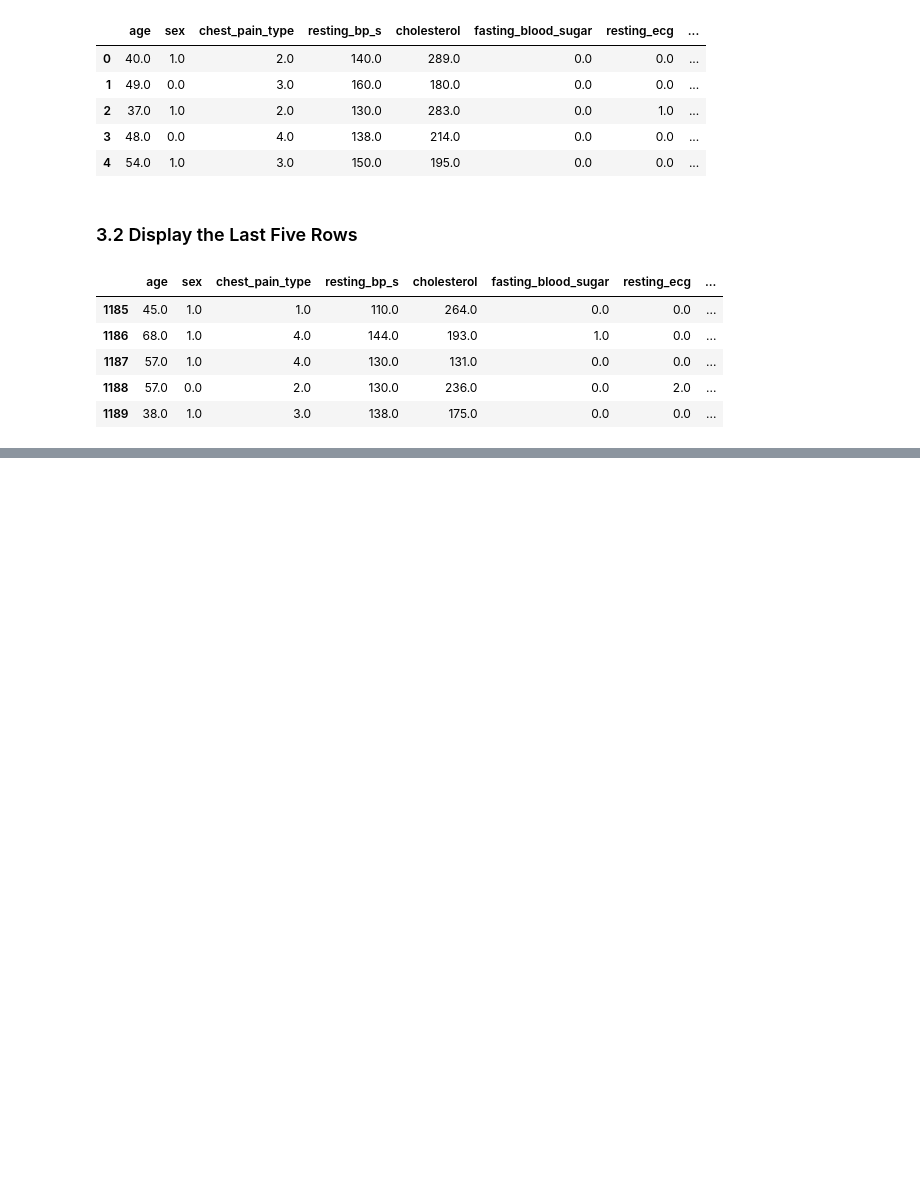
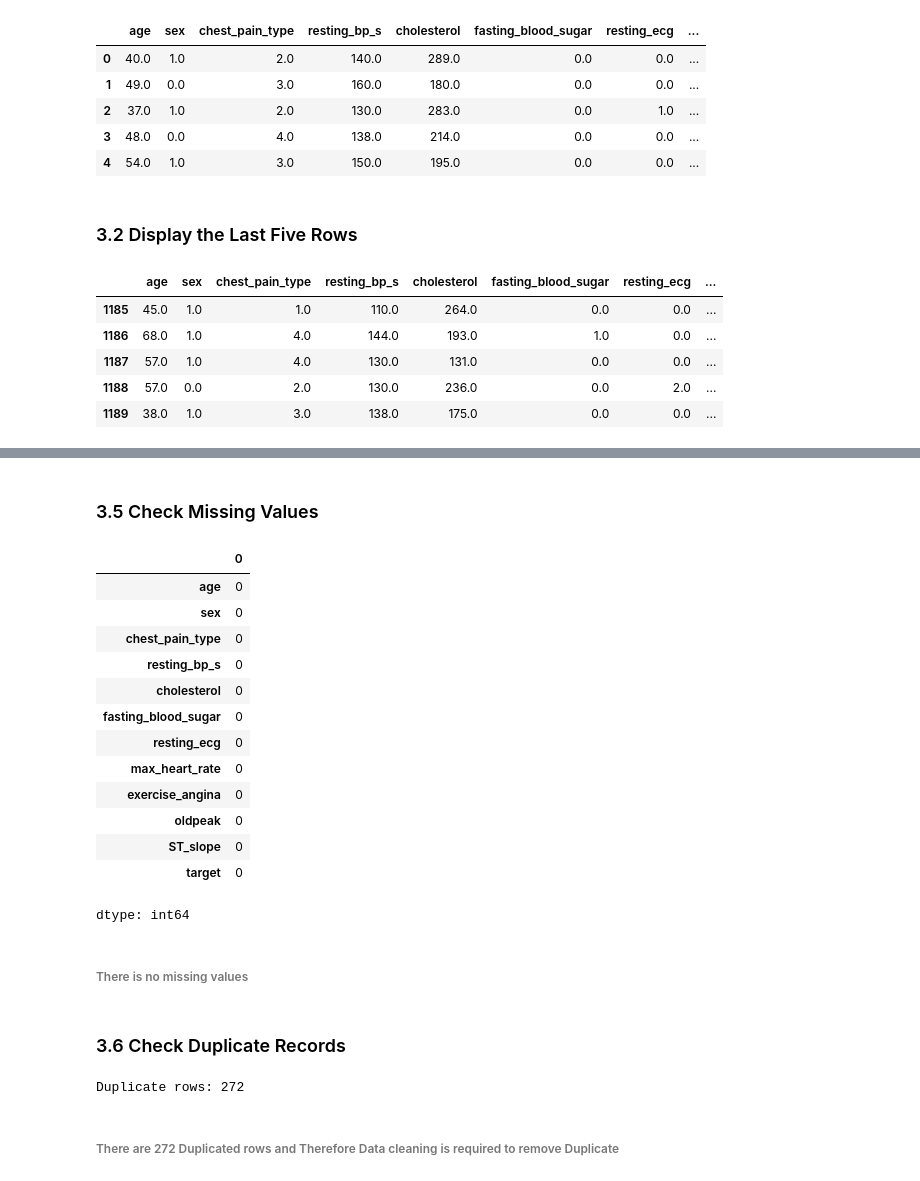
Before and after one commit to Clinton1029/Heart_Failure, a Jupyter notebook: Heart_Failure.ipynb, the cells around one changed output, grey strips where cells are left out. Saved outputs shown, nothing was run; the diff lists cells and outputs as text; code cells hidden in the pictures; blank space fills up the shorter version.

```diff
--- a/Heart_Failure.ipynb
+++ b/Heart_Failure.ipynb
@@ -86,0 +131,29 @@ df.tail()
+# %% [markdown]
+### 3.5 Check Missing Values
+# %%
+df.isnull().sum()
+# %% [output]
+|  | 0 |
+| age | 0 |
+| sex | 0 |
+| chest_pain_type | 0 |
+| resting_bp_s | 0 |
+| cholesterol | 0 |
+| fasting_blood_sugar | 0 |
+| resting_ecg | 0 |
+| max_heart_rate | 0 |
+| exercise_angina | 0 |
+| oldpeak | 0 |
+| ST_slope | 0 |
+| target | 0 |
+dtype: int64
+# %% [markdown]
+###### There is no missing values
+# %% [markdown]
+### 3.6 Check Duplicate Records
+# %%
+print("Duplicate rows:", df.duplicated().sum())
+# %% [output]
+Duplicate rows: 272
+# %% [markdown]
+###### There are 272 Duplicated rows and Therefore Data cleaning is required to remove Duplicate
```
Also changed, not shown: parts of 6 cells of this notebook.
